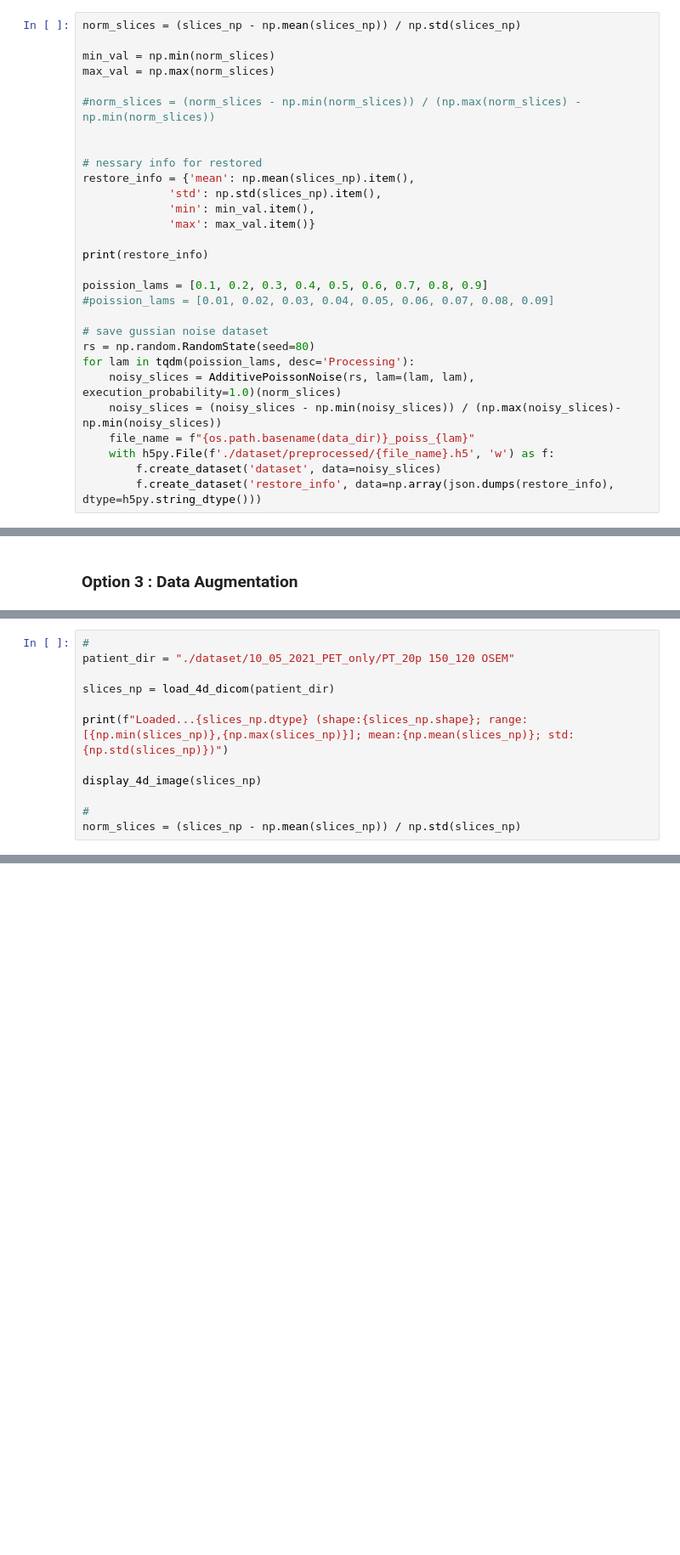
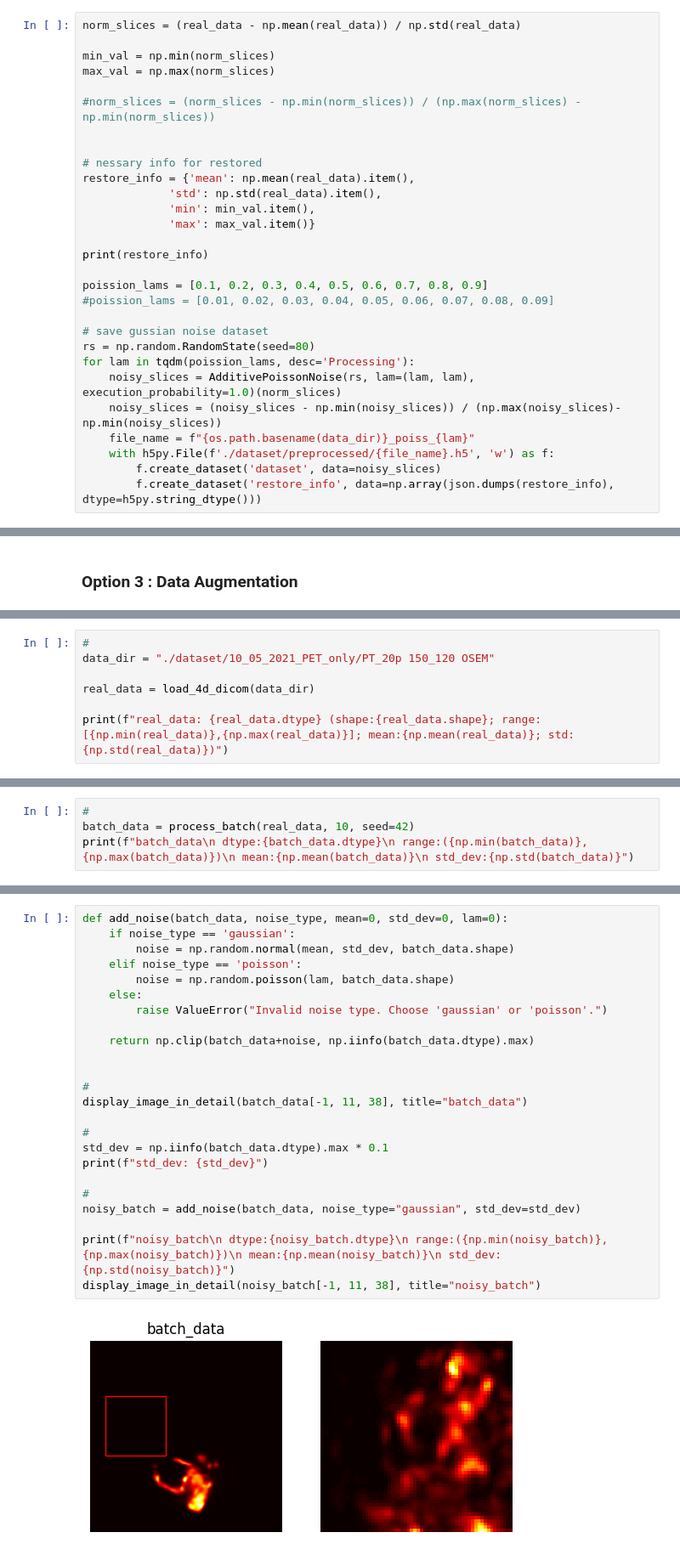
Before and after one commit to yoko19191/cardiac-dynamic-pet-denoising, a Jupyter notebook: 0_data_preparation.ipynb, the cells around one changed output, grey strips where cells are left out. Shown at 85% size. Cells and saved outputs as stored; diff of their text form; blank space fills up the shorter version.

Commit message:
update data preparation notebook

```diff
--- a/0_data_preparation.ipynb
+++ b/0_data_preparation.ipynb
@@ -168,7 +168,7 @@ noisy_image (192, 192) range:(0.0, 1.0) mean:0.05366660731882573 std:0.092231641
 Text(0.5, 1.0, 'diff')
 [figure]
 # %%
-norm_slices = (slices_np - np.mean(slices_np)) / np.std(slices_np)
+norm_slices = (real_data - np.mean(real_data)) / np.std(real_data)
 
 min_val = np.min(norm_slices)
 max_val = np.max(norm_slices)
@@ -177,8 +177,8 @@ max_val = np.max(norm_slices)
 
 
 # nessary info for restored
-restore_info = {'mean': np.mean(slices_np).item(),
-             'std': np.std(slices_np).item(),
+restore_info = {'mean': np.mean(real_data).item(),
+             'std': np.std(real_data).item(),
              'min': min_val.item(),
              'max': max_val.item()}
 
@@ -203,12 +205,7 @@ for lam in tqdm(poission_lams, desc='Processing'):
 # %%
 #
-patient_dir = "./dataset/10_05_2021_PET_only/PT_20p 150_120 OSEM"
+data_dir = "./dataset/10_05_2021_PET_only/PT_20p 150_120 OSEM"
 
-slices_np = load_4d_dicom(patient_dir)
+real_data = load_4d_dicom(data_dir)
 
-print(f"Loaded...{slices_np.dtype} (shape:{slices_np.shape}; range:[{np.min(slices_np)},{np.max(slices_np)}]; mean:{np.mean(slices_np)}; std:{np.std(slices_np)})")
-
-display_4d_image(slices_np)
-
-#
-norm_slices = (slices_np - np.mean(slices_np)) / np.std(slices_np)
+print(f"real_data: {real_data.dtype} (shape:{real_data.shape}; range:[{np.min(real_data)},{np.max(real_data)}]; mean:{np.mean(real_data)}; std:{np.std(real_data)})")
@@ -292,0 +260,4 @@ for i in range(9):
+# %%
+#
+batch_data = process_batch(real_data, 10, seed=42)
+print(f"batch_data\n dtype:{batch_data.dtype}\n range:({np.min(batch_data)}, {np.max(batch_data)})\n mean:{np.mean(batch_data)}\n std_dev:{np.std(batch_data)}")
@@ -292,0 +266,26 @@ for i in range(9):
+# %%
+def add_noise(batch_data, noise_type, mean=0, std_dev=0, lam=0):
+    if noise_type == 'gaussian':
+        noise = np.random.normal(mean, std_dev, batch_data.shape)
+    elif noise_type == 'poisson':
+        noise = np.random.poisson(lam, batch_data.shape)
+    else:
+        raise ValueError("Invalid noise type. Choose 'gaussian' or 'poisson'.")
+
+    return np.clip(batch_data+noise, np.iinfo(batch_data.dtype).max)
+
+
+#
+display_image_in_detail(batch_data[-1, 11, 38], title="batch_data")
+
+#
+std_dev = np.iinfo(batch_data.dtype).max * 0.1
+print(f"std_dev: {std_dev}")
+
+#
+noisy_batch = add_noise(batch_data, noise_type="gaussian", std_dev=std_dev)
+
+print(f"noisy_batch\n dtype:{noisy_batch.dtype}\n range:({np.min(noisy_batch)}, {np.max(noisy_batch)})\n mean:{np.mean(noisy_batch)}\n std_dev:{np.std(noisy_batch)}")
+display_image_in_detail(noisy_batch[-1, 11, 38], title="noisy_batch")
+# %% [output]
+[figure, added]
```
Also changed, not shown: parts of 28 cells of this notebook, 2 other files.
